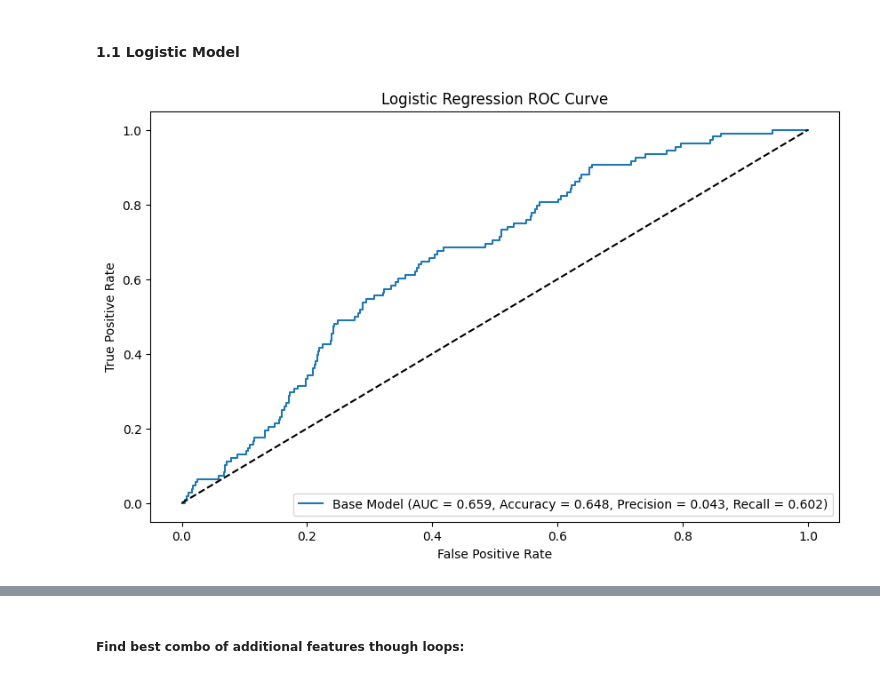
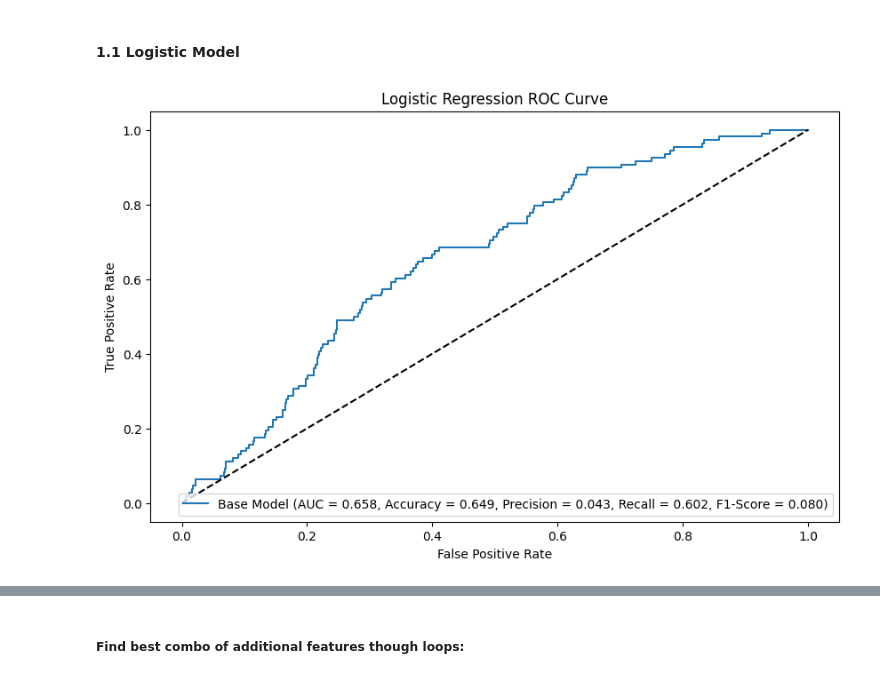
Before and after one commit to yeyechen/HKU-MFIN7034-ML, a Jupyter notebook: coursework_3.ipynb, the cells around one changed output, grey strips where cells are left out. Drawn from its saved outputs; the diff is of its cells as text; code cells hidden in the pictures.

```diff
--- a/coursework_3.ipynb
+++ b/coursework_3.ipynb
@@ -106,35 +104,36 @@ def run_logistic_regression(features_df, target_series, model_name="", max_iter=
     y_pred = log_reg.predict(X_test)
     # calculate precision and recall
     precision = metrics.precision_score(y_test, y_pred)
     recall = metrics.recall_score(y_test, y_pred)
+    f1 = 2 * precision * recall / (precision + recall)
     # calculate accuracy
     accuracy = metrics.accuracy_score(y_test, y_pred)
 
     if plot:
         # run and compare models
         plt.figure(figsize=(10, 6))
         # plot ROC curve
-        plt.plot(fpr, tpr, label=f"{model_name} (AUC = {auc_score:.3f}, Accuracy = {accuracy:.3f}, Precision = {precision:.3f}, Recall = {recall:.3f})")
+        plt.plot(fpr, tpr, label=f"{model_name} (AUC = {auc_score:.3f}, Accuracy = {accuracy:.3f}, Precision = {precision:.3f}, Recall = {recall:.3f}, F1-Score = {f1:.3f})")
         plt.plot([0, 1], [0, 1], "k--")
         plt.xlabel("False Positive Rate")
         plt.ylabel("True Positive Rate")
         plt.title("Logistic Regression ROC Curve")
         plt.legend(loc="lower right")
         plt.show()
 
     return (fpr, tpr, auc_score, accuracy, precision, recall)
 
 # original features
 base_features = ["age", "gender", "edu", "housing", "income",
                 "job_occupation", "past_bad_credit", "married"]
 
 _ = run_logistic_regression(
     credit_risk_df[base_features],
     credit_risk_df["default_label"],
     model_name="Base Model"
 )
 # %% [output]
-[figure, old version]
+[figure, new version]
 # %%
 # add more interaction term variables and non-linear transformation variables
 credit_risk_transformed_df = credit_risk_df.copy()
```
Also changed, not shown: parts of 14 cells of this notebook.
